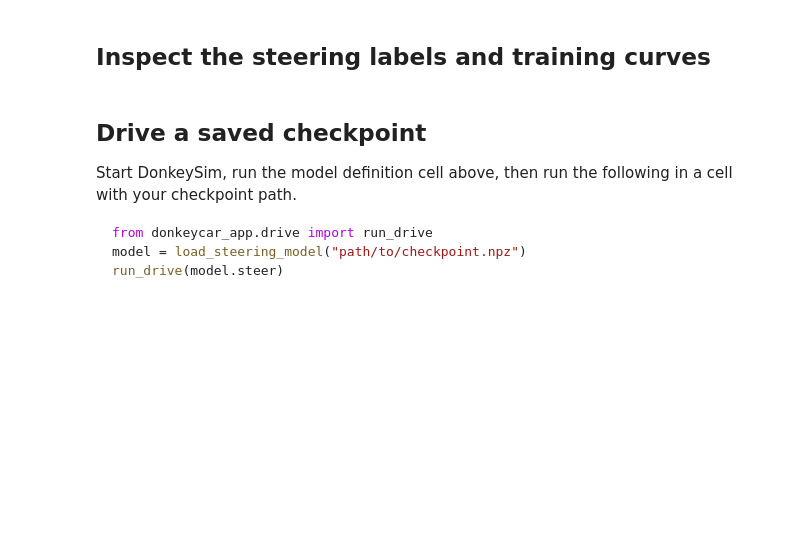
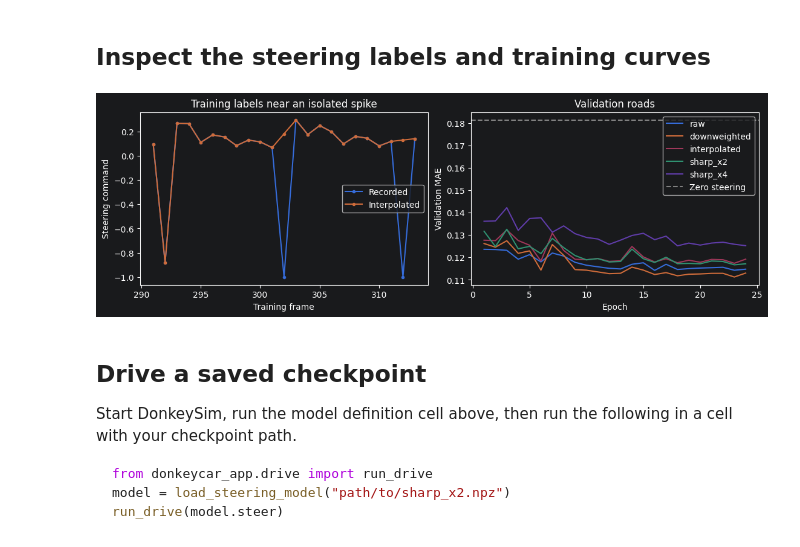
Before and after one commit to OrbisLumen/Comprehensive-Project-One-In-UESTC, a Jupyter notebook: examples/donkeycar/resnet50_single_frame_spatial_9728.ipynb, the cells around one changed output. Drawn from its saved outputs; the diff is of its cells as text; code cells hidden in the pictures; blank space fills up the shorter version.

Commit message:
feat(donkeycar): align seeded training outputs and identify closed-loop runs

````diff
--- a/examples/donkeycar/resnet50_single_frame_spatial_9728.ipynb
+++ b/examples/donkeycar/resnet50_single_frame_spatial_9728.ipynb
@@ -309,7 +281,8 @@ for name in ("validation", "test"):
         if name == "validation":
             pred = cuda.as_numpy(xp.clip(V @ best_w + best_b, -1, 1)).ravel()
         else:
-            pred = cuda.as_numpy(F.clip(inference.fc6(features(part, inference)), -1, 1)).ravel()
+            test_features = features(part, inference)
+            pred = cuda.as_numpy(F.clip(inference.fc6(test_features), -1, 1)).ravel()
     assert np.isfinite(pred).all() and len(pred) == len(part)
     report[name] = scores(part, pred)
     with (out / f"{name}-predictions.csv").open("w", newline="", encoding="utf-8") as file:
@@ -318,3 +291,37 @@ for name in ("validation", "test"):
         writer.writerows((r["route"], r["frame"], r["raw"], float(p)) for r, p in zip(part, pred))
 save_json(out / "metrics.json", report)
 print(json.dumps(report, indent=2))
+
+def measure(prediction, target):
+    if not np.isfinite(prediction).all():
+        raise ValueError("Non-finite steering prediction")
+    errors = np.abs(prediction - target)
+    sharp = np.abs(target) >= sharp_threshold
+    return {
+        "samples": int(target.size),
+        "mae": float(errors.mean()),
+        "sharp_samples": int(sharp.sum()),
+        "sharp_mae": float(errors[sharp].mean()) if sharp.any() else None,
+        "zero_steering_mae": float(np.abs(target).mean()),
+    }
+
+test_rows = rows["test"]
+test_targets = np.asarray([r["raw"] for r in test_rows], dtype=np.float32).reshape(-1, 1)
+route_labels = np.array([row["route"] for row in test_rows])
+sharp_nonspike = np.array([abs(r["raw"]) >= sharp_threshold and not r["spike"] for r in test_rows])
+results = {}
+for recipe, chosen in selections.items():
+    candidate = load_steering_model(root / chosen["checkpoint"], use_gpu=use_gpu)
+    with no_grad(), test_mode():
+        predictions = cuda.as_numpy(F.clip(candidate.fc6(test_features), -1, 1))
+    result = dict(checkpoint=chosen["checkpoint"], best_epoch=chosen["epoch"],
+                  validation_mae=chosen["mae"], epochs_completed=epochs, stop_reason="epoch_limit")
+    results[recipe] = result
+    result["overall"] = measure(predictions, test_targets)
+    result["sharp_nonspike"] = measure(predictions[sharp_nonspike], test_targets[sharp_nonspike])
+    result["by_route"] = {
+        route: measure(predictions[route_labels == route], test_targets[route_labels == route])
+        for route in sorted(set(route_labels))
+    }
+(out / "test.json").write_text(json.dumps(results, indent=2, allow_nan=False) + "\n", encoding="utf-8")
+print(json.dumps(results, indent=2))
@@ -327,22 +352,24 @@ On another machine, install the project, copy the checkpoint, construct `Spatial
 # %%
 import matplotlib.pyplot as plt
 
-summary_fit = json.loads((index_dir / "fit.json").read_text(encoding="utf-8"))
-segment = [r for r in summary_fit if r["route"] == "trace3" and 518 <= r["frame"] <= 540]
+example = next((r for r in fit if r["raw"] != r["target"]), fit[0])
+segment = [r for r in fit if r["route"] == example["route"] and abs(r["frame"] - example["frame"]) <= 11]
 fig, (trace_ax, score_ax) = plt.subplots(1, 2, figsize=(11, 3.6), layout="constrained")
 for key, label in (("raw", "Recorded"), ("target", "Interpolated")):
     trace_ax.plot([r["frame"] for r in segment], [r[key] for r in segment], marker=".", label=label)
-trace_ax.set(title="Training labels near an isolated spike", xlabel="Frame in trace3", ylabel="Steering command")
+trace_ax.set(title="Training labels near an isolated spike", xlabel="Training frame", ylabel="Steering command")
 trace_ax.legend()
 for recipe in recipes:
     label = recipe
     curve = [r for r in history if r["recipe"] == recipe]
     score_ax.plot([r["epoch"] for r in curve], [r["validation_mae"] for r in curve], label=label)
 score_ax.axhline(val_baseline, linestyle="--", color="gray", label="Zero steering")
-score_ax.set(title="Performance on trace6", xlabel="Epoch", ylabel="Validation MAE")
+score_ax.set(title="Validation roads", xlabel="Epoch", ylabel="Validation MAE")
 score_ax.legend()
 fig.savefig(out / "experiment.png", dpi=150)
 plt.show()
+# %% [output]
+[figure, added]
 # %% [markdown]
 ## Drive a saved checkpoint
 
@@ -350,6 +377,6 @@ Start DonkeySim, run the model definition cell above, then run the following in
 
 ```python
 from donkeycar_app.drive import run_drive
-model = load_steering_model("path/to/checkpoint.npz")
+model = load_steering_model("path/to/sharp_x2.npz")
 run_drive(model.steer)
 ```
````
Also changed, not shown: parts of 9 cells of this notebook, 4 other files.
